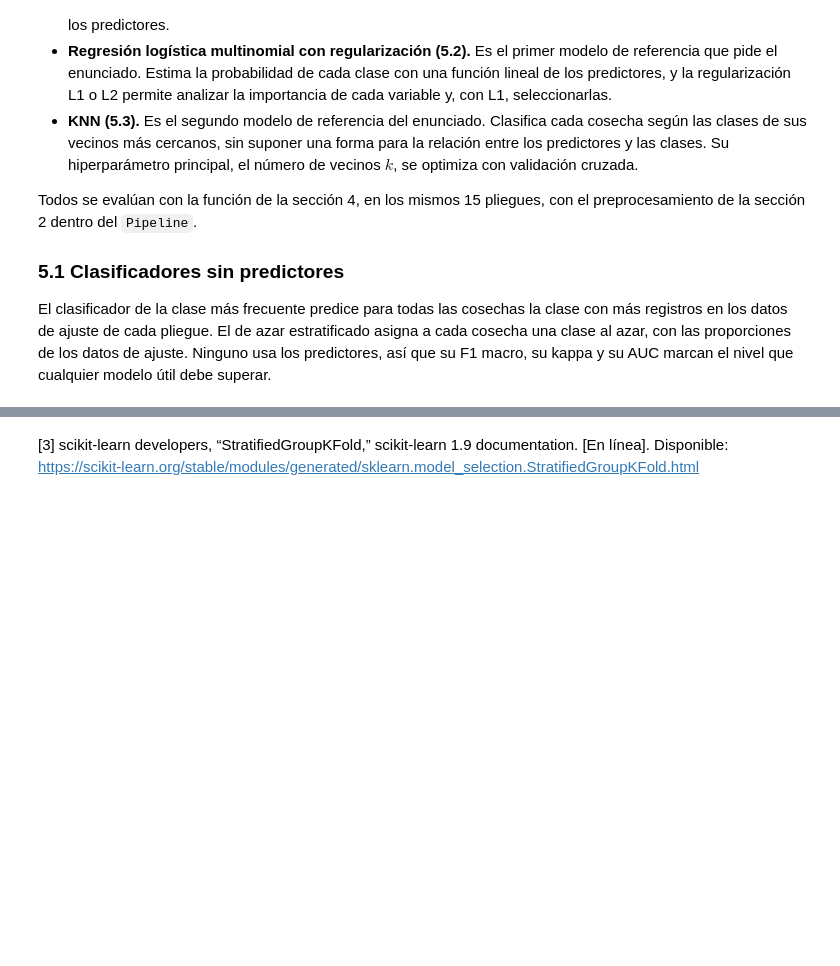
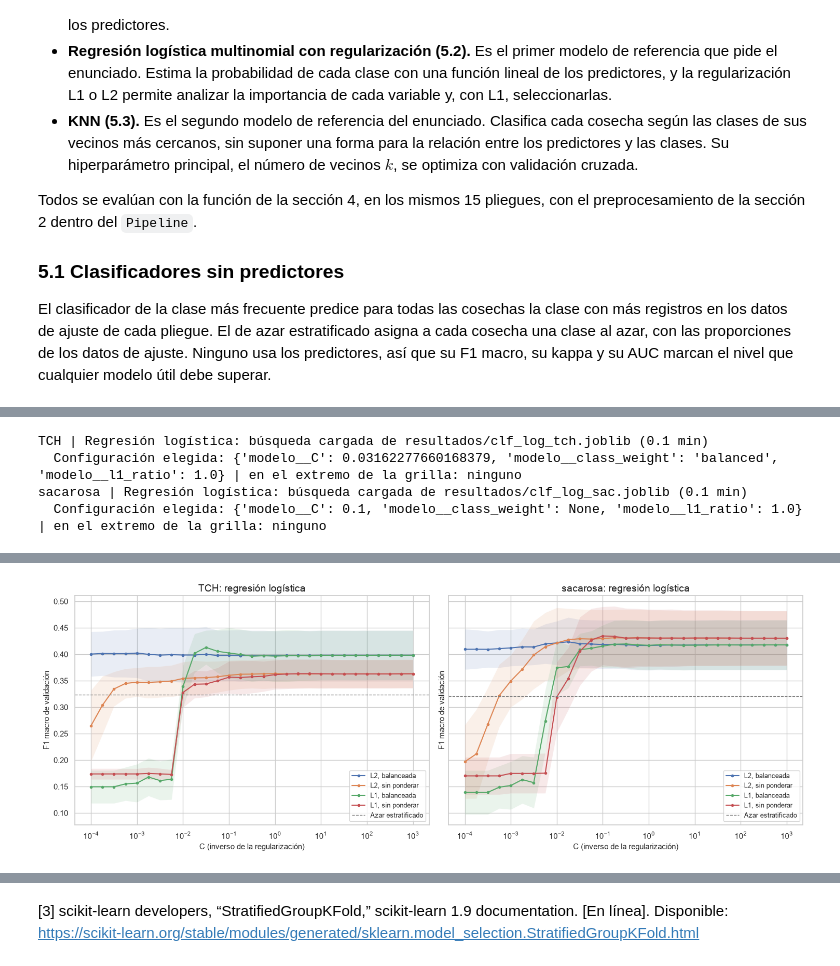
Before and after one commit to juanestebancg2806/sugarcane-yield-quality-prediction, a Jupyter notebook: 03_comparacion_modelos_ipsa.ipynb, the cells around one changed output, grey strips where cells are left out. Drawn from its saved outputs; the diff is of its cells as text; code cells hidden in the pictures; blank space fills up the shorter version.

```diff
--- a/03_comparacion_modelos_ipsa.ipynb
+++ b/03_comparacion_modelos_ipsa.ipynb
@@ -1470,0 +1582,45 @@ display(resumen_cv(list(CLASIFICADORES_SIN_PREDICTORES)).round(3))
+# %%
+# 5.2 Regresión logística multinomial: búsqueda de C, tipo de penalización y ponderación de clases
+from sklearn.linear_model import LogisticRegression
+
+GRILLA_LOGISTICA = {
+    "modelo__C": [float(valor) for valor in np.logspace(-4, 3, 29)],  # cuatro valores por década
+    "modelo__l1_ratio": [0.0, 1.0],                                    # 0 = L2, 1 = L1
+    "modelo__class_weight": [None, "balanced"],
+}
+
+for target in COLUMNA_CODIGO:
+    pipeline_logistica = Pipeline([
+        ("preprocesamiento", crear_preprocesador()),
+        ("modelo", LogisticRegression(solver="saga", max_iter=5000, random_state=RANDOM_STATE)),
+    ])
+    busqueda = buscar_hiperparametros(MODELO_REFERENCIA, "log", pipeline_logistica, GRILLA_LOGISTICA, target)
+    print(f"  Configuración elegida: {busqueda.best_params_} | en el extremo de la grilla: "
+          f"{parametros_en_extremo(busqueda, GRILLA_LOGISTICA) or 'ninguno'}")
+
+display(resumen_cv(["Azar estratificado", MODELO_REFERENCIA]).round(3))
+
+# F1 macro de validación frente a C, por tipo de penalización y ponderación (banda: ± 1 desviación entre pliegues)
+fig, ejes = plt.subplots(1, 2, figsize=(15, 5.5), sharey=True)
+for eje, target in zip(ejes, COLUMNA_CODIGO):
+    resultados = pd.DataFrame(busquedas[(MODELO_REFERENCIA, target)].cv_results_)
+    for (l1_ratio, ponderacion), grupo in resultados.groupby(["param_modelo__l1_ratio", "param_modelo__class_weight"],
+                                                            dropna=False):
+        grupo = grupo.sort_values("param_modelo__C")
+        valores_c = grupo["param_modelo__C"].astype(float)
+        etiqueta = f"{'L1' if l1_ratio == 1 else 'L2'}, {'balanceada' if ponderacion == 'balanced' else 'sin ponderar'}"
+        eje.plot(valores_c, grupo["mean_test_f1_macro"], marker="o", markersize=3, label=etiqueta)
+        eje.fill_between(valores_c, grupo["mean_test_f1_macro"] - grupo["std_test_f1_macro"],
+                         grupo["mean_test_f1_macro"] + grupo["std_test_f1_macro"], alpha=0.12)
+    piso = registro_cv[("Azar estratificado", target)]["f1_macro"].mean()
+    eje.axhline(piso, color="gray", linestyle="--", linewidth=1, label="Azar estratificado")
+    eje.set(xscale="log", xlabel="C (inverso de la regularización)", ylabel="F1 macro de validación",
+            title=f"{target}: regresión logística")
+    eje.legend(fontsize=9)
+plt.tight_layout()
+plt.show()
+# %% [output]
+TCH | Regresión logística: búsqueda cargada de resultados/clf_log_tch.joblib (0.1 min)
+  Configuración elegida: {'modelo__C': 0.03162277660168379, 'modelo__class_weight': 'balanced', 'modelo__l1_ratio': 1.0} | en el extremo de la grilla: ninguno
+sacarosa | Regresión logística: búsqueda cargada de resultados/clf_log_sac.joblib (0.1 min)
+  Configuración elegida: {'modelo__C': 0.1, 'modelo__class_weight': None, 'modelo__l1_ratio': 1.0} | en el extremo de la grilla: ninguno
@@ -1470,0 +1633 @@ display(resumen_cv(list(CLASIFICADORES_SIN_PREDICTORES)).round(3))
+[figure, added]
```
Also changed, not shown: parts of 14 cells of this notebook.
